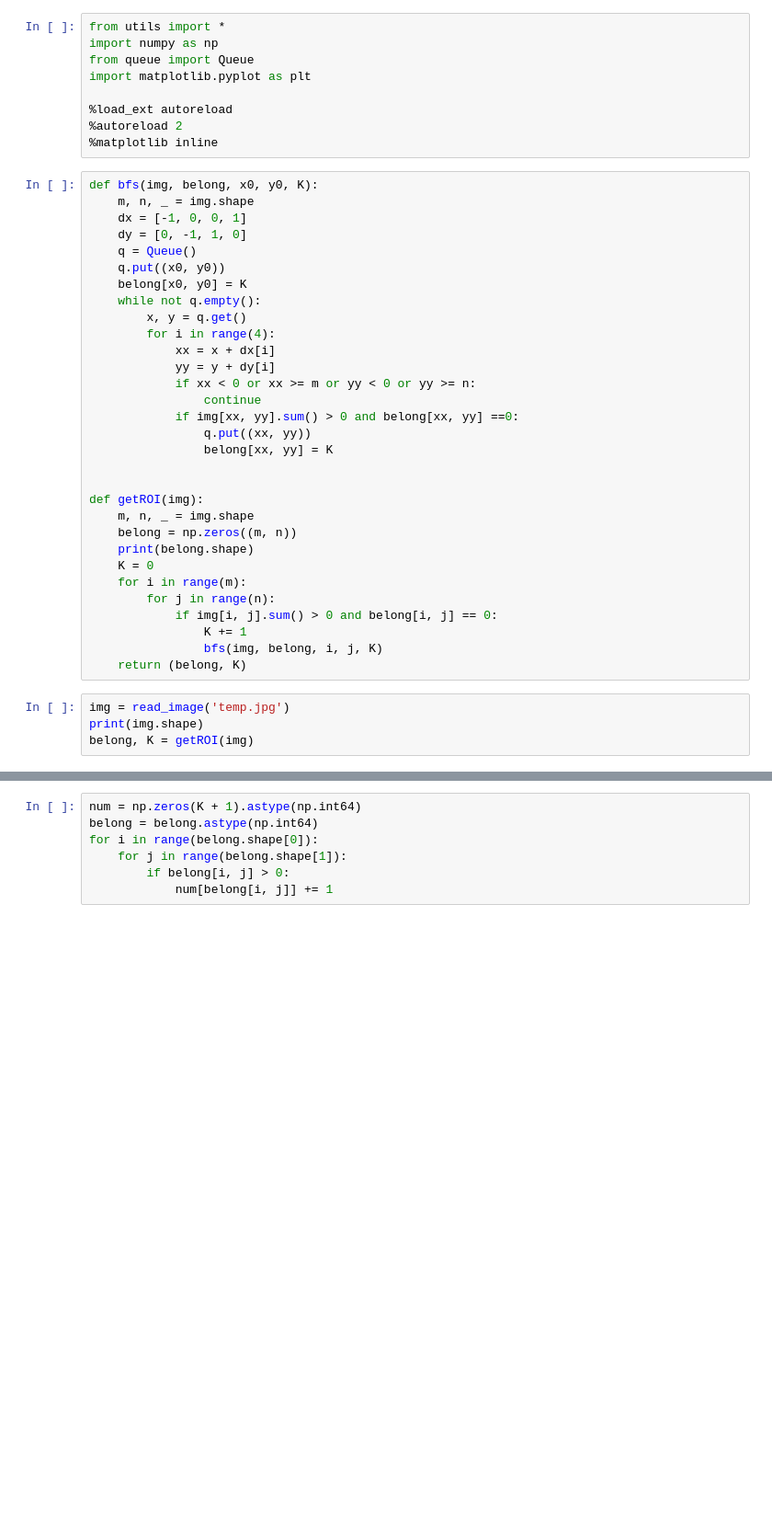
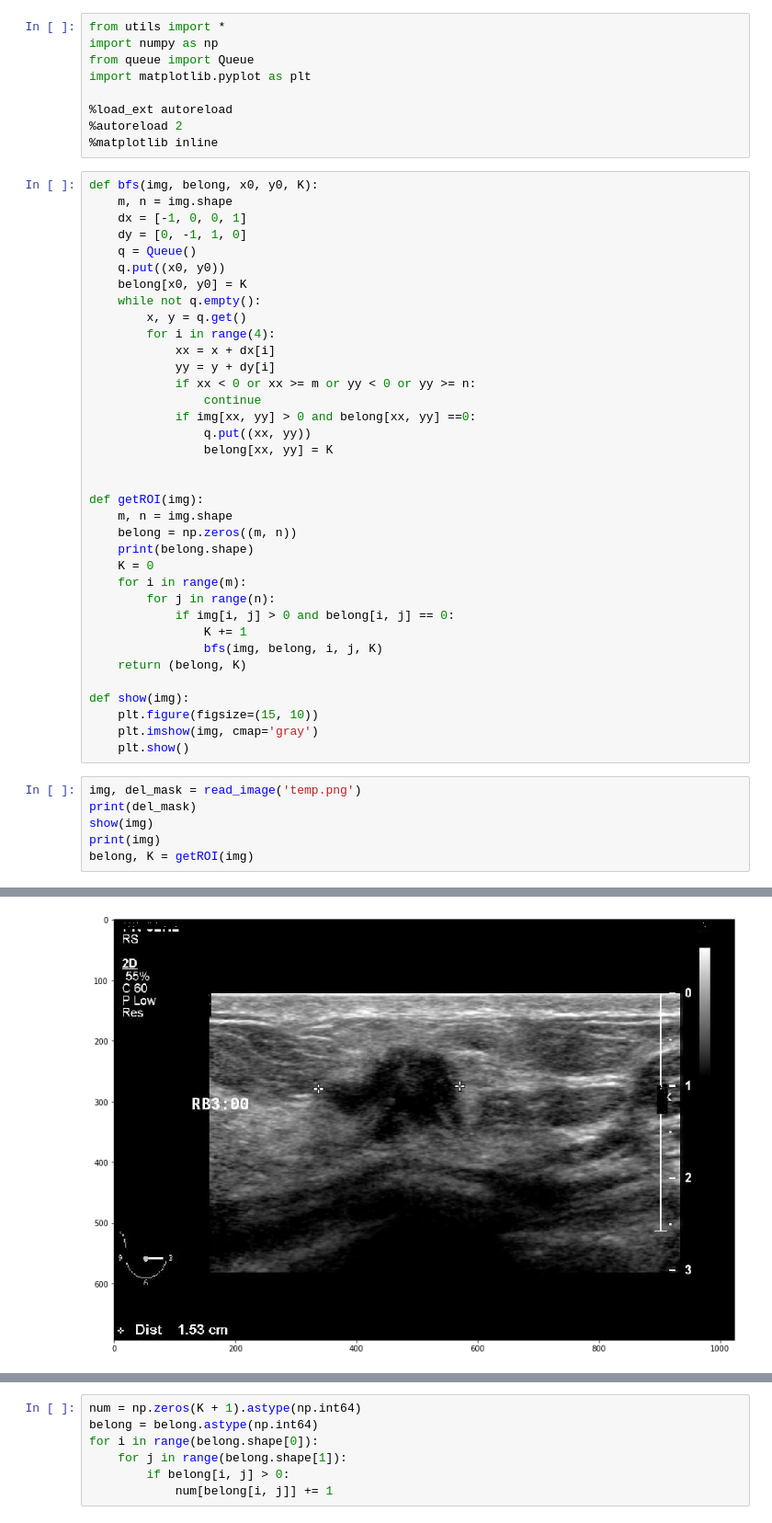
Before and after one commit to xindubawukong/SOA_cancer_detection, a Jupyter notebook: preprocess/main.ipynb, the cells around one changed output, grey strips where cells are left out. Shown at 92% size. Drawn from its saved outputs; the diff is of its cells as text; blank space fills up the shorter version.

```diff
--- a/preprocess/main.ipynb
+++ b/preprocess/main.ipynb
@@ -9,7 +9,7 @@ import matplotlib.pyplot as plt
 %matplotlib inline
 # %%
 def bfs(img, belong, x0, y0, K):
-    m, n, _ = img.shape
+    m, n = img.shape
     dx = [-1, 0, 0, 1]
     dy = [0, -1, 1, 0]
     q = Queue()
@@ -22,24 +22,31 @@ def bfs(img, belong, x0, y0, K):
             yy = y + dy[i]
             if xx < 0 or xx >= m or yy < 0 or yy >= n:
                 continue
-            if img[xx, yy].sum() > 0 and belong[xx, yy] ==0:
+            if img[xx, yy] > 0 and belong[xx, yy] ==0:
                 q.put((xx, yy))
                 belong[xx, yy] = K
 
 
 def getROI(img):
-    m, n, _ = img.shape
+    m, n = img.shape
     belong = np.zeros((m, n))
     print(belong.shape)
     K = 0
     for i in range(m):
         for j in range(n):
-            if img[i, j].sum() > 0 and belong[i, j] == 0:
+            if img[i, j] > 0 and belong[i, j] == 0:
                 K += 1
                 bfs(img, belong, i, j, K)
     return (belong, K)
+
+def show(img):
+    plt.figure(figsize=(15, 10))
+    plt.imshow(img, cmap='gray')
+    plt.show()
 # %%
-img = read_image('temp.jpg')
-print(img.shape)
+img, del_mask = read_image('temp.png')
+print(del_mask)
+show(img)
+print(img)
 belong, K = getROI(img)
 # %% [output]
@@ -47,0 +61 @@ belong, K = getROI(img)
+[figure, added]
```
Also changed, not shown: parts of 13 cells of this notebook, 4 other files.
